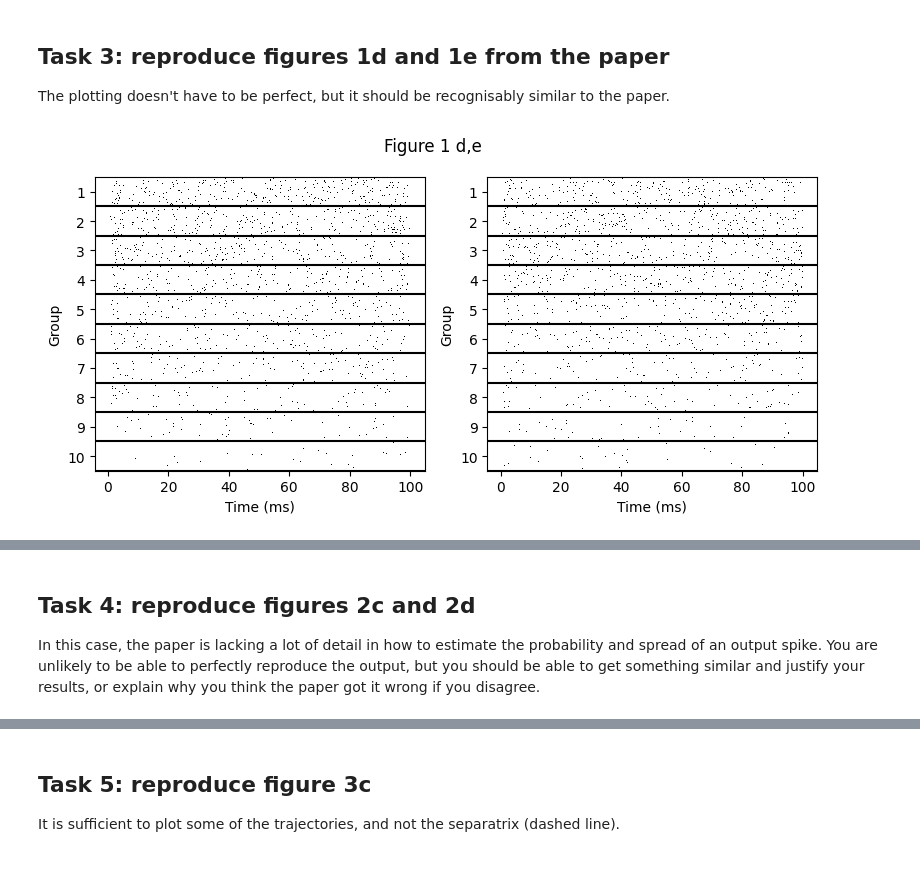
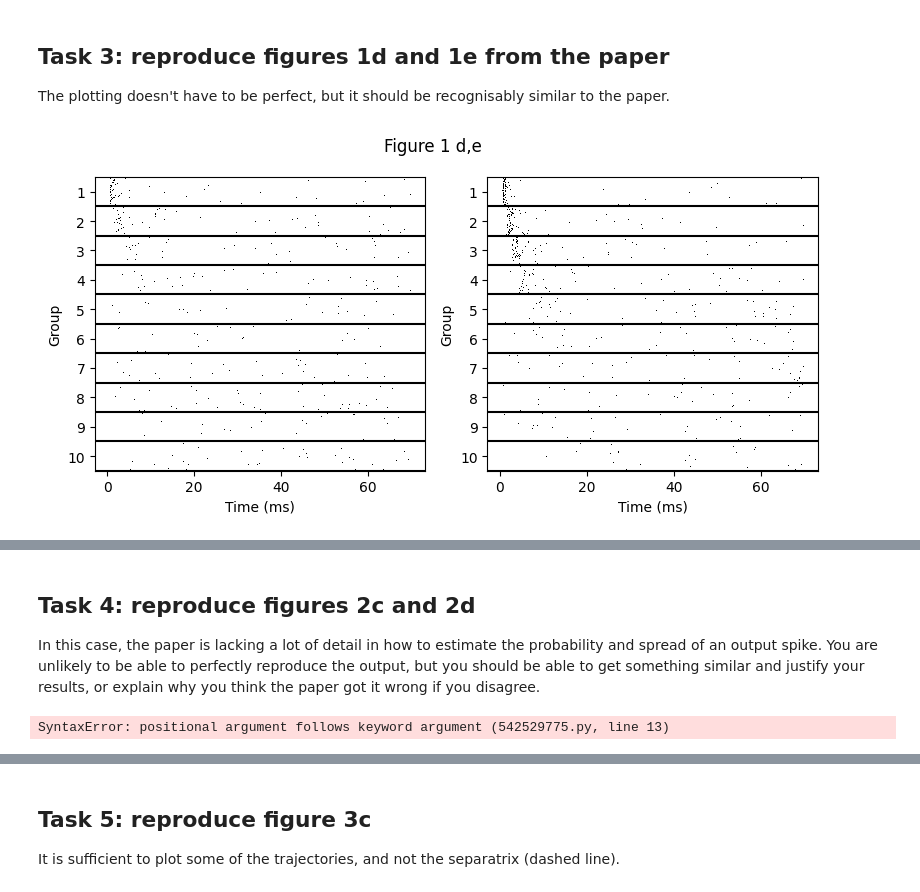
Before and after one commit to hk221/Neuro_for_ML, a Jupyter notebook: Synfire Chains/synfire_no_answers.ipynb, the cells around one changed output, grey strips where cells are left out. Saved outputs shown, nothing was run; the diff lists cells and outputs as text; code cells hidden in the pictures.

```diff
--- a/Synfire Chains/synfire_no_answers.ipynb
+++ b/Synfire Chains/synfire_no_answers.ipynb
@@ -131,6 +131,36 @@ def simulate_layer(num_neurons=None, num_time_steps=None, spikes_in=None, noise=
         v_rec[:, t_idx] = (v * a) + b
 
     return v_rec, spikes_out
+
+def input_burst(
+    num_neurons=100, num_active=50, offset=0, sigma=0, num_time_steps=700, dt=0.1
+):
+    spikes = np.zeros((num_neurons, num_time_steps))
+    # ...
+    active_neurons = np.random.choice(num_neurons, num_active, replace=False)
+    '''spike_times = np.random.normal(loc=offset, scale=sigma, size=num_active).astype(int)
+    for neuron, spike_time in zip(active_neurons, spike_times):
+        if 0 <= spike_time < num_time_steps:
+            spikes[neuron, spike_time] = 1'''
+    # Convert offset and sigma from ms to time steps
+    mean_time_step = int(offset / dt)
+    jitter_steps = int(sigma / dt)
+    # Generate spikes for active neurons with a timing jitter around the offset
+    for neuron in active_neurons:
+        # Determine the spike time with jitter
+        spike_time = np.random.normal(mean_time_step, jitter_steps)
+        spike_time = int(np.clip(spike_time, 0, num_time_steps - 1))
+        # Ensure it’s within bounds
+        spikes[neuron, spike_time] = 1
+    return spikes
+
+
+# How might you use this function?
+def all_to_all(spikes, n_out=None):
+    s = spikes.sum(axis=0)[None, :]
+    if n_out is None:
+        n_out = spikes.shape[0]
+    return np.repeat(s, n_out, axis=0)
 # %% [markdown]
 ## Task 2: validate neuron, synapse and network properties
 
@@ -209,29 +239,30 @@ The plotting doesn't have to be perfect, but it should be recognisably similar t
 # %%
 # Verify figure 1d,e
 # TODO: Fill in missing value
-num_neurons = 1000
+num_neurons = 100
 plt.figure(figsize=(8, 4))
 # TODO: Fill in missing value
 a_values = [1, 10]
+
 for plotidx, a in enumerate(a_values):
-    s = input_burst(num_neurons=num_neurons, num_active=a)
+    s = input_burst(num_neurons=100, num_active=50, offset=100, sigma=0.0010, num_time_steps=700)
     plt.subplot(1, 2, plotidx + 1)
     for layer in range(10):
         # TODO: Add something here to represent the effect of the all-to-all spike connection
         #       Or incorporate into the simulate_layer function
-        s_accumulated = np.zeros_like(s)
+        s_accumulated = all_to_all(s, num_neurons)
         _, s = simulate_layer(spikes_in=s_accumulated)
         i, t = s.nonzero()
         plt.plot(t * 0.1, i / 100 + 9 - layer, ",k")
         plt.axhline(layer, c="k")
     plt.ylim(0, 10)
     plt.yticks(np.arange(10) + 0.5, np.arange(1, 11)[::-1])
     plt.xlabel("Time (ms)")
     plt.ylabel("Group")
 plt.suptitle("Figure 1 d,e")
 plt.tight_layout()
 # %% [output]
-[figure, old version]
+[figure, new version]
 # %% [markdown]
 Expected results (may not be exactly the same each time you run):
 
@@ -278,6 +309,8 @@ plt.ylabel(r'$\sigma_{out}$ (ms)')
 plt.legend(loc='best')
 plt.suptitle('Figure 2 c, d')
 plt.tight_layout();
+# %% [output]
+SyntaxError: positional argument follows keyword argument (542529775.py, line 13)
 # %% [markdown]
 Expected results (as you can see, not exactly the same as in the paper which I couldn't reproduce perfectly):
 
```
Also changed, not shown: parts of 1 cell of this notebook.
